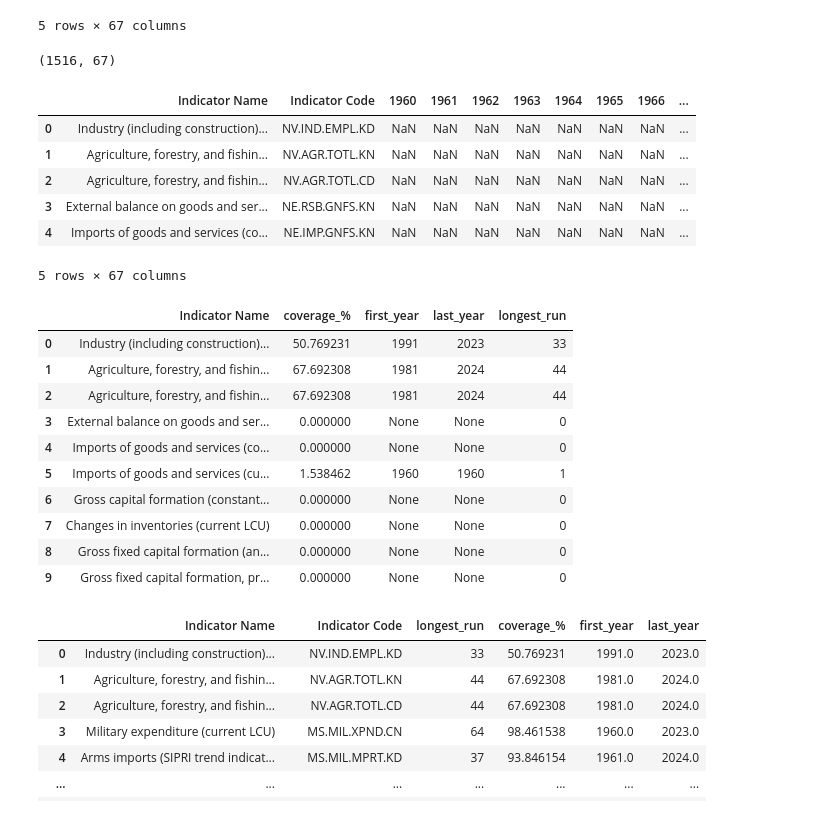
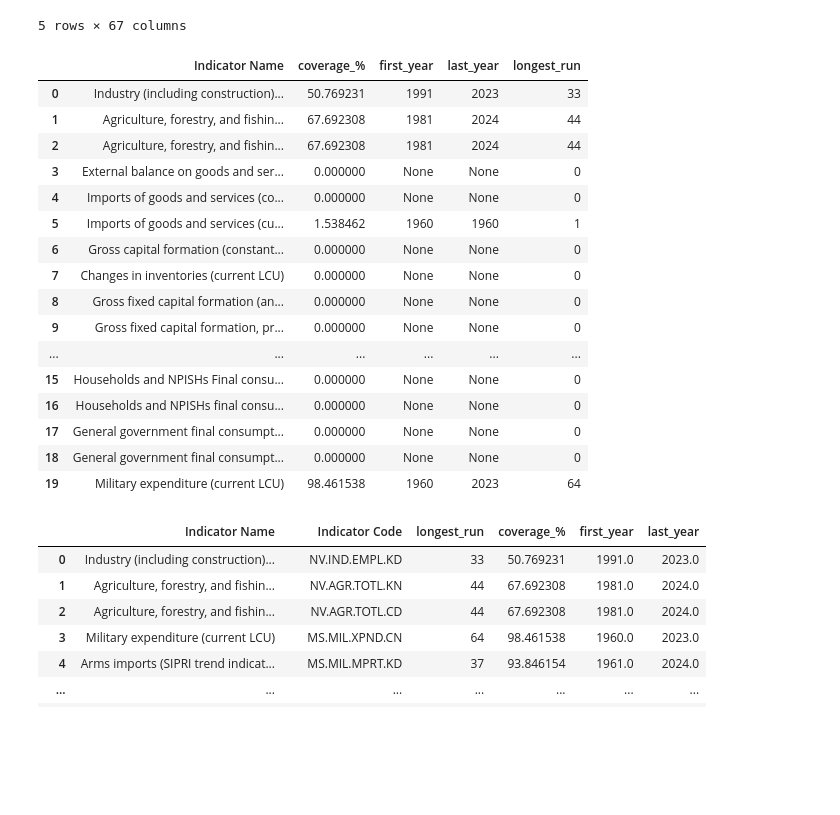
Before and after one commit to goodnessezichioum/DS-final-project, a Jupyter notebook: untitled0.ipynb, the cells around one changed output. Drawn from its saved outputs; the diff is of its cells as text; code cells hidden in the pictures; blank space fills up the shorter version.

```diff
--- a/untitled0.ipynb
+++ b/untitled0.ipynb
@@ -55,20 +59,6 @@ df.head()
 | 3 | External balance on goods and ser... | NE.RSB.GNFS.KN | NaN | NaN | NaN | NaN | NaN | NaN | NaN | ... |
 | 4 | Imports of goods and services (co... | NE.IMP.GNFS.KN | NaN | NaN | NaN | NaN | NaN | NaN | NaN | ... |
 5 rows × 67 columns
-# %%
-df = df_raw[["Indicator Name", "Indicator Code"] + year_cols].copy()
-
-print(df.shape)
-df.head()
-# %% [output]
-(1516, 67)
-|  | Indicator Name | Indicator Code | 1960 | 1961 | 1962 | 1963 | 1964 | 1965 | 1966 | ... |
-| 0 | Industry (including construction)... | NV.IND.EMPL.KD | NaN | NaN | NaN | NaN | NaN | NaN | NaN | ... |
-| 1 | Agriculture, forestry, and fishin... | NV.AGR.TOTL.KN | NaN | NaN | NaN | NaN | NaN | NaN | NaN | ... |
-| 2 | Agriculture, forestry, and fishin... | NV.AGR.TOTL.CD | NaN | NaN | NaN | NaN | NaN | NaN | NaN | ... |
-| 3 | External balance on goods and ser... | NE.RSB.GNFS.KN | NaN | NaN | NaN | NaN | NaN | NaN | NaN | ... |
-| 4 | Imports of goods and services (co... | NE.IMP.GNFS.KN | NaN | NaN | NaN | NaN | NaN | NaN | NaN | ... |
-5 rows × 67 columns
 # %%
 # Function to compute the longest continuous run of non-missing values in a time series row
 def longest_run_nonmissing(row):
@@ -79,34 +69,40 @@ def longest_run_nonmissing(row):
             current += 1        # Increase the current streak
             longest = max(longest, current)  # Update maximum if needed
         else:
             current = 0         # Missing value breaks the streak
     return longest
 
 # Percentage coverage of available years
 df["coverage_%"] = df[year_cols].notna().mean(axis=1) * 100
 
 # First year with a value
 df["first_year"] = df[year_cols].apply(lambda row: row.first_valid_index(), axis=1)
 
 # Last year with a value
 df["last_year"] = df[year_cols].apply(lambda row: row.last_valid_index(), axis=1)
 
 # Longest uninterrupted run of available data
 df["longest_run"] = df.apply(longest_run_nonmissing, axis=1)
 
-df[['Indicator Name','coverage_%','first_year','last_year','longest_run']].head(10)
+df[['Indicator Name','coverage_%','first_year','last_year','longest_run']].head(20)
 # %% [output]
 |  | Indicator Name | coverage_% | first_year | last_year | longest_run |
 | 0 | Industry (including construction)... | 50.769231 | 1991 | 2023 | 33 |
 | 1 | Agriculture, forestry, and fishin... | 67.692308 | 1981 | 2024 | 44 |
 | 2 | Agriculture, forestry, and fishin... | 67.692308 | 1981 | 2024 | 44 |
 | 3 | External balance on goods and ser... | 0.000000 | None | None | 0 |
 | 4 | Imports of goods and services (co... | 0.000000 | None | None | 0 |
 | 5 | Imports of goods and services (cu... | 1.538462 | 1960 | 1960 | 1 |
 | 6 | Gross capital formation (constant... | 0.000000 | None | None | 0 |
 | 7 | Changes in inventories (current LCU) | 0.000000 | None | None | 0 |
 | 8 | Gross fixed capital formation (an... | 0.000000 | None | None | 0 |
 | 9 | Gross fixed capital formation, pr... | 0.000000 | None | None | 0 |
+| ... | ... | ... | ... | ... | ... |
+| 15 | Households and NPISHs Final consu... | 0.000000 | None | None | 0 |
+| 16 | Households and NPISHs final consu... | 0.000000 | None | None | 0 |
+| 17 | General government final consumpt... | 0.000000 | None | None | 0 |
+| 18 | General government final consumpt... | 0.000000 | None | None | 0 |
+| 19 | Military expenditure (current LCU) | 98.461538 | 1960 | 2023 | 64 |
 # %%
 # converting first and last year to numeric
 
```
Also changed, not shown: parts of 14 cells of this notebook.
